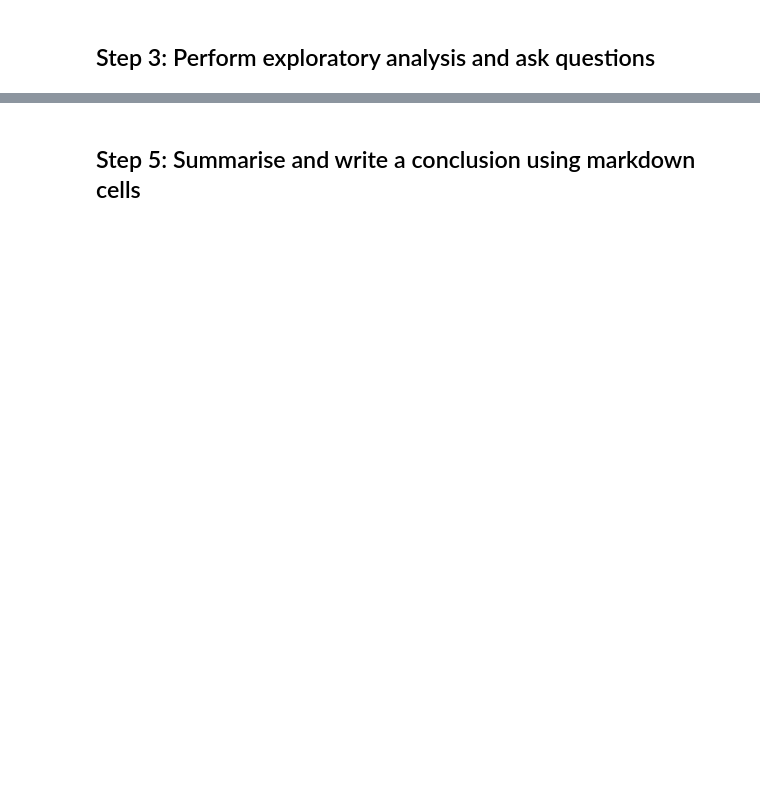
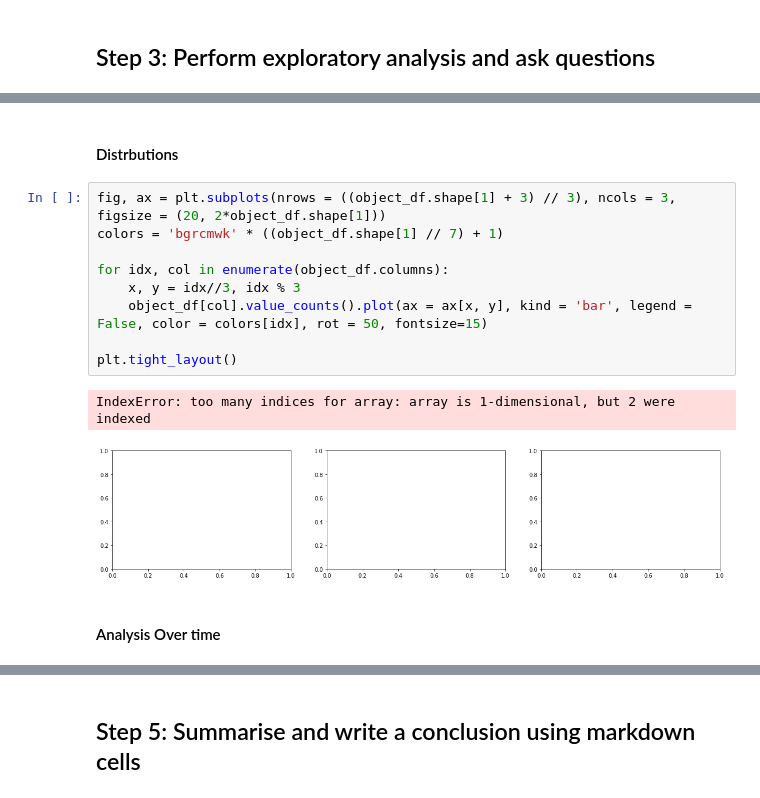
Before and after one commit to j4mes12/SDPA_Coursework, a Jupyter notebook: Part3/main.ipynb, the cells around one changed output, grey strips where cells are left out. Saved outputs shown, nothing was run; the diff lists cells and outputs as text; blank space fills up the shorter version.

```diff
--- a/Part3/main.ipynb
+++ b/Part3/main.ipynb
@@ -151,0 +260,16 @@ data['title_word_count'] = data['title'].apply(lambda x: len(nltk.word_tokenize(
+# %% [markdown]
+#### Distrbutions
+# %%
+fig, ax = plt.subplots(nrows = ((object_df.shape[1] + 3) // 3), ncols = 3, figsize = (20, 2*object_df.shape[1]))
+colors = 'bgrcmwk' * ((object_df.shape[1] // 7) + 1)
+
+for idx, col in enumerate(object_df.columns):
+    x, y = idx//3, idx % 3
+    object_df[col].value_counts().plot(ax = ax[x, y], kind = 'bar', legend = False, color = colors[idx], rot = 50, fontsize=15)
+
+plt.tight_layout()
+# %% [output]
+IndexError: too many indices for array: array is 1-dimensional, but 2 were indexed
+[figure, added]
+# %% [markdown]
+#### Analysis Over time
```
Also changed, not shown: parts of 19 cells of this notebook.
